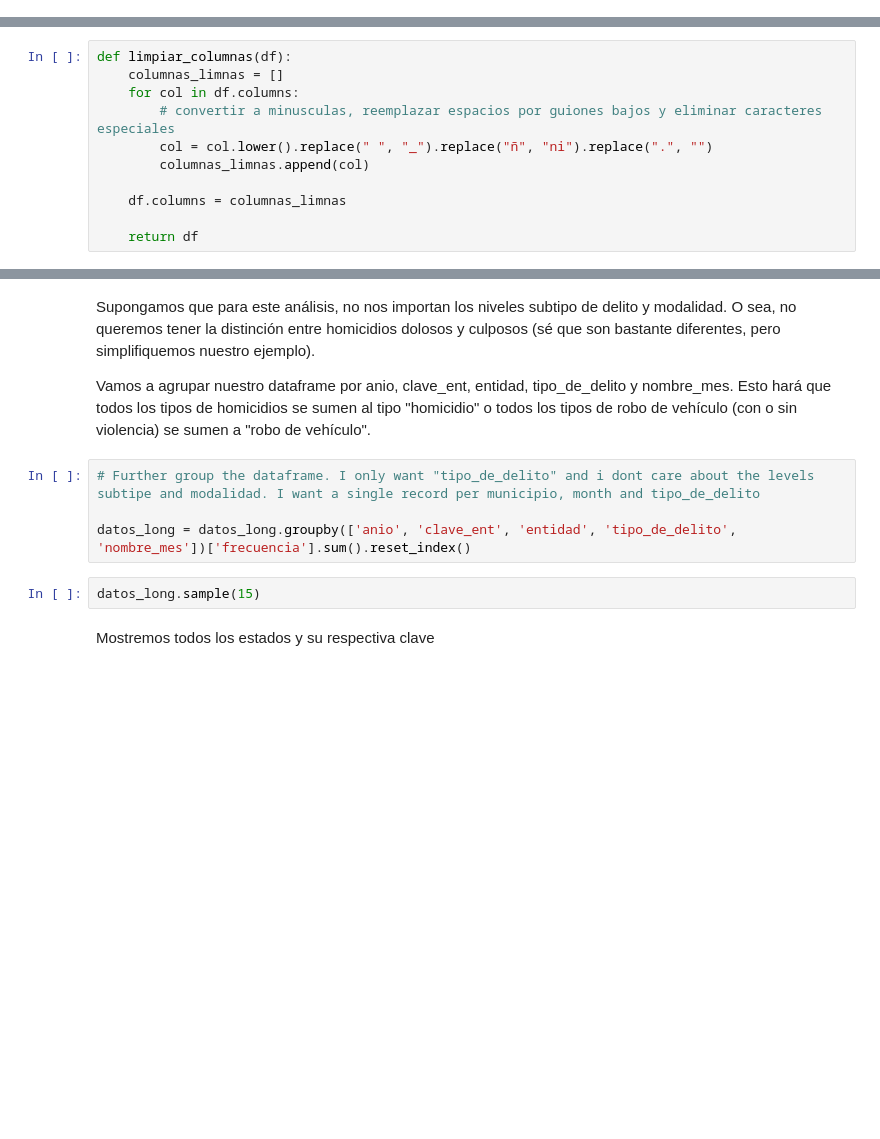
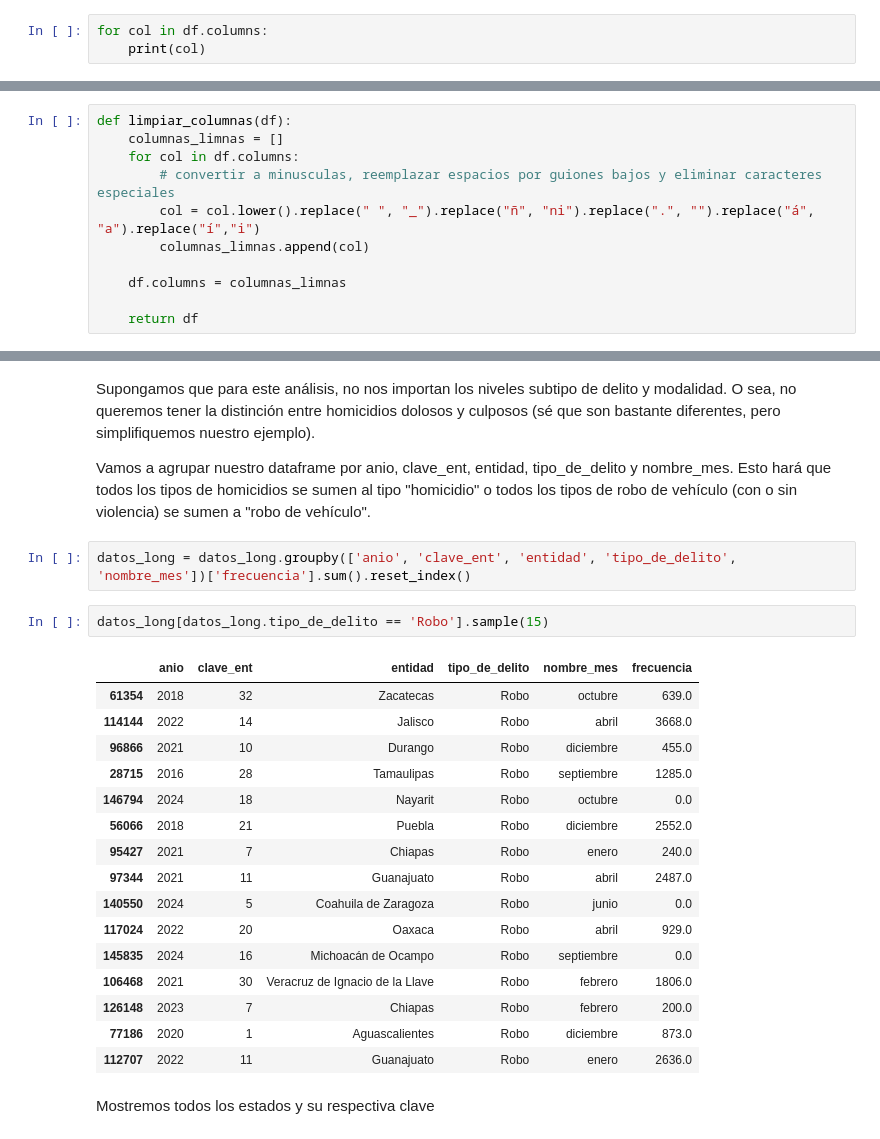
Before and after one commit to HybridgeEducation/ciencia-de-datos, a Jupyter notebook: 3_Pandas/2_limpieza_de_datos.ipynb, the cells around one changed output, grey strips where cells are left out. Saved outputs shown, nothing was run; the diff lists cells and outputs as text; blank space fills up the shorter version.

```diff
--- a/3_Pandas/2_limpieza_de_datos.ipynb
+++ b/3_Pandas/2_limpieza_de_datos.ipynb
@@ -117,3 +151,6 @@ A este tipo de formato le llamos "formato largo de datos".
 Haremos las siguientes limpiezas:
 * Transformar los nombres de las columnas para que no tengan caracteres especiales y estén siempre en minúsculas
 * Convertir el dataset a un formato de datos "largo"
+# %%
+for col in df.columns:
+    print(col)
@@ -124,7 +181,7 @@ def limpiar_columnas(df):
     columnas_limnas = []
     for col in df.columns:
         # convertir a minusculas, reemplazar espacios por guiones bajos y eliminar caracteres especiales
-        col = col.lower().replace(" ", "_").replace("ñ", "ni").replace(".", "")
+        col = col.lower().replace(" ", "_").replace("ñ", "ni").replace(".", "").replace("á", "a").replace("í","i")
         columnas_limnas.append(col)
 
     df.columns = columnas_limnas
@@ -166,12 +282,27 @@ datos_long.info()
 Supongamos que para este análisis, no nos importan los niveles subtipo de delito y modalidad. O sea, no queremos tener la distinción entre homicidios dolosos y culposos (sé que son bastante diferentes, pero simplifiquemos nuestro ejemplo).
 
 Vamos a agrupar nuestro dataframe por anio, clave_ent, entidad, tipo_de_delito y nombre_mes. Esto hará que todos los tipos de homicidios se sumen al tipo "homicidio" o todos los tipos de robo de vehículo (con o sin violencia) se sumen a "robo de vehículo".
-# %%
-# Further group the dataframe. I only want "tipo_de_delito" and i dont care about the levels subtipe and modalidad. I want a single record per municipio, month and tipo_de_delito
-
-datos_long = datos_long.groupby(['anio', 'clave_ent', 'entidad', 'tipo_de_delito', 'nombre_mes'])['frecuencia'].sum().reset_index()
+# %%
+datos_long = datos_long.groupby(['anio', 'clave_ent', 'entidad', 'tipo_de_delito', 'nombre_mes'])['frecuencia'].sum().reset_index()
 # %%
-datos_long.sample(15)
+datos_long[datos_long.tipo_de_delito == 'Robo'].sample(15)
+# %% [output]
+|  | anio | clave_ent | entidad | tipo_de_delito | nombre_mes | frecuencia |
+| 61354 | 2018 | 32 | Zacatecas | Robo | octubre | 639.0 |
+| 114144 | 2022 | 14 | Jalisco | Robo | abril | 3668.0 |
+| 96866 | 2021 | 10 | Durango | Robo | diciembre | 455.0 |
+| 28715 | 2016 | 28 | Tamaulipas | Robo | septiembre | 1285.0 |
+| 146794 | 2024 | 18 | Nayarit | Robo | octubre | 0.0 |
+| 56066 | 2018 | 21 | Puebla | Robo | diciembre | 2552.0 |
+| 95427 | 2021 | 7 | Chiapas | Robo | enero | 240.0 |
+| 97344 | 2021 | 11 | Guanajuato | Robo | abril | 2487.0 |
+| 140550 | 2024 | 5 | Coahuila de Zaragoza | Robo | junio | 0.0 |
+| 117024 | 2022 | 20 | Oaxaca | Robo | abril | 929.0 |
+| 145835 | 2024 | 16 | Michoacán de Ocampo | Robo | septiembre | 0.0 |
+| 106468 | 2021 | 30 | Veracruz de Ignacio de la Llave | Robo | febrero | 1806.0 |
+| 126148 | 2023 | 7 | Chiapas | Robo | febrero | 200.0 |
+| 77186 | 2020 | 1 | Aguascalientes | Robo | diciembre | 873.0 |
+| 112707 | 2022 | 11 | Guanajuato | Robo | enero | 2636.0 |
 # %% [markdown]
 Mostremos todos los estados y su respectiva clave
 # %%
```
Also changed, not shown: parts of 29 cells of this notebook.
